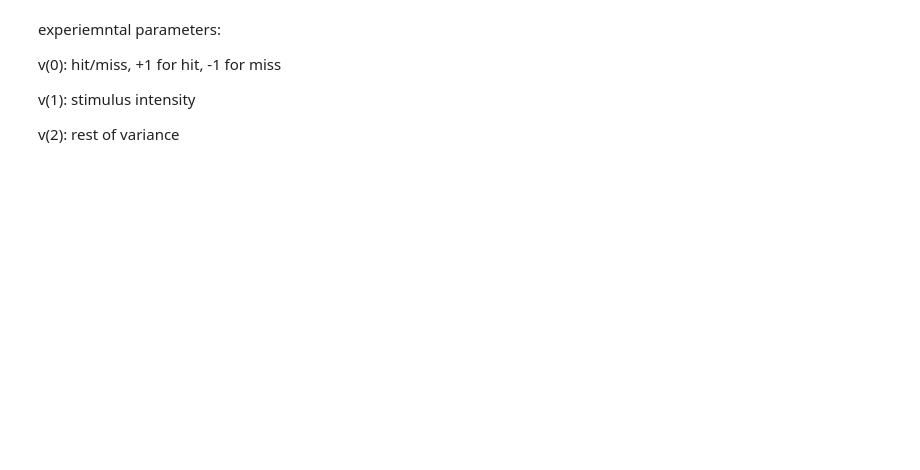
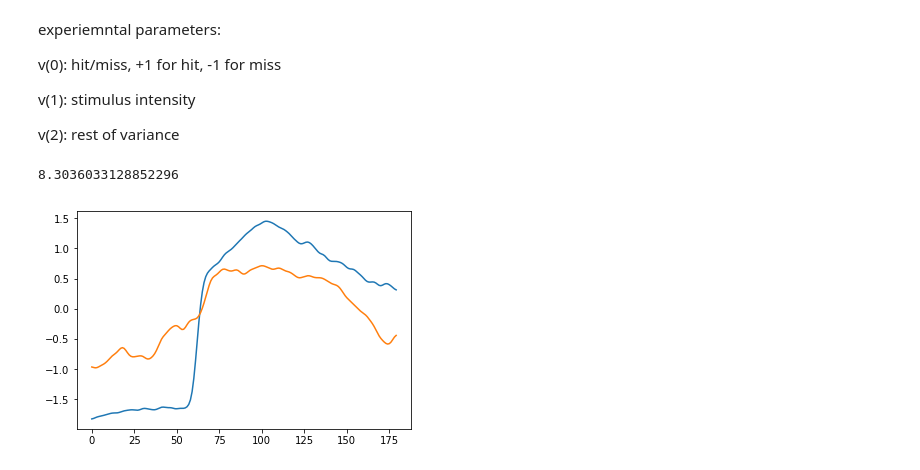
Before and after one commit to ge00rg/LabRotSprekeler, a Jupyter notebook: Regression.ipynb, the cells around one changed output. Drawn from its saved outputs; the diff is of its cells as text; code cells hidden in the pictures; blank space fills up the shorter version.

```diff
--- a/Regression.ipynb
+++ b/Regression.ipynb
@@ -30,7 +32,7 @@ v(1): stimulus intensity
 
 v(2): rest of variance
 # %%
-def preprocessing(filename, time='full', windows=None, z_score=False):
+def preprocessing(filename, time='full', windows=None, z_score=True, smooth=True):
     '''
     Preprocesses the data according to specified parameters
 
@@ -59,17 +61,23 @@ def preprocessing(filename, time='full', windows=None, z_score=False):
 
         #filename denotes a list of files in this case
         for file in filename:
-            #finish later
+            #finish later, or probably not
             pass
     else:
         #just load data from specified file
         f = h5py.File(filename+'.hdf5', 'r')
-        data = f['data']
+        g = h5py.File(filename[:-6]+"roi.hdf5", "r")
+        motion_mask = (g['inFrameDend'][:].astype(bool)).reshape(g['inFrameDend'].shape[0])
+
+        data = f['data'][:, motion_mask, :]
         meta = f['meta']
 
     if time == 'full':
         #keep all times
         data_pass = data[:]
+        if smooth:
+            #if we smoothen the data
+            data_pass = smoothen(filename)[:,motion_mask,:]
         meta_pass = meta[:]
 
     if time == 'windowed':
@@ -87,15 +95,32 @@ def preprocessing(filename, time='full', windows=None, z_score=False):
         mns = np.mean(data_pass, axis=0)
         try:
         #specify exception
-            mns = np.mean(mns, axis=2)
+            mns = np.mean(mns, axis=1)
         except:
-            pass
+            print('Exception triggered')
         stds = np.std(data_pass, axis=0)
         try:
-            stds = np.std(stds, axis=2)
+            stds = np.std(stds, axis=1)
+        except:
+            print('Exception triggered')
+
+        mns = np.transpose(np.tile(mns, (data.shape[0], data.shape[2], 1)), axes=[0,2,1])
+        stds = np.transpose(np.tile(stds, (data.shape[0], data.shape[2], 1)), axes=[0,2,1])
+
+        data_pass = data_pass - mns
+        data_pass = data_pass/stds
 
     #possibly add functionality for subtracting mean, but not dividing by std.
     return meta_pass, data_pass
+# %%
+m, d = preprocessing(filelist[0], time='full', windows=None, z_score=True, smooth=True)
+# %%
+plt.plot(np.mean(d[:,106,:], axis=0))
+plt.plot(np.mean(d[:,100,:], axis=0))
+np.std(d[:,107,:])
+# %% [output]
+8.3036033128852296
+[figure, added]
 # %%
 def get_betas(data):
     n_trials = data.shape[0]
```
Also changed, not shown: parts of 1 cell of this notebook, 6 other files.
